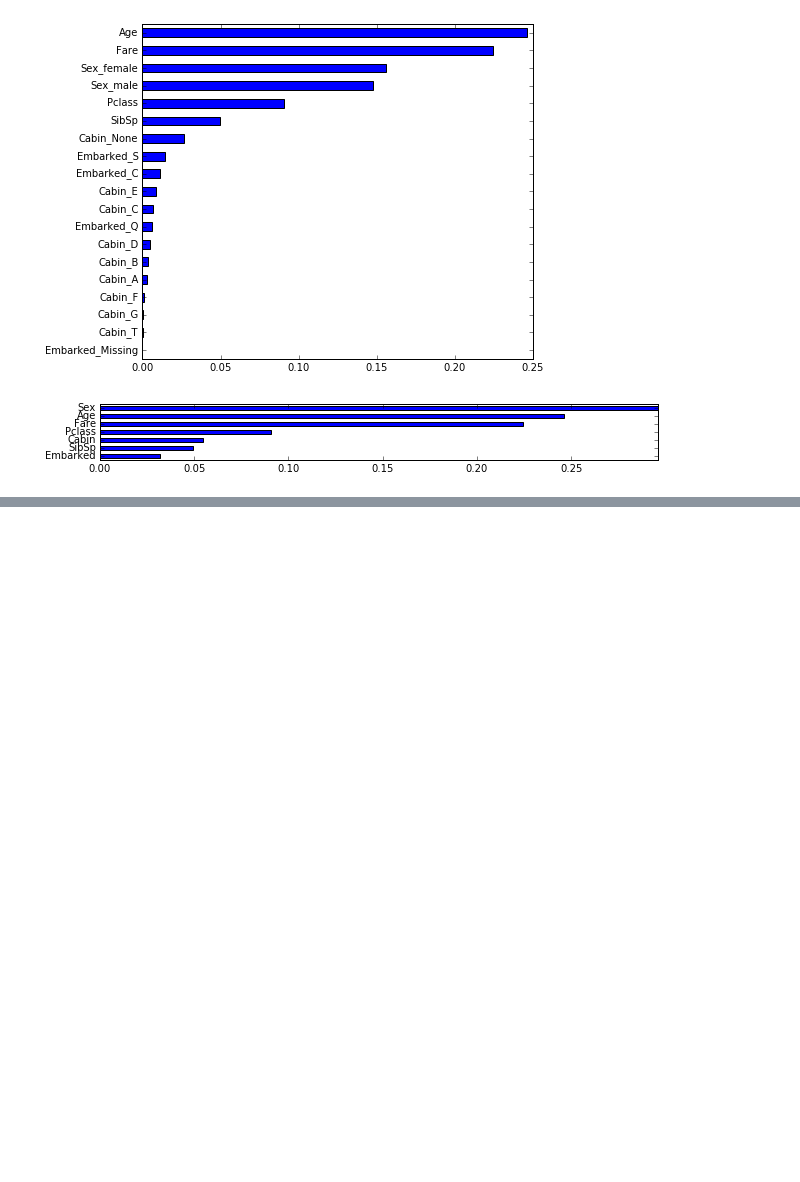
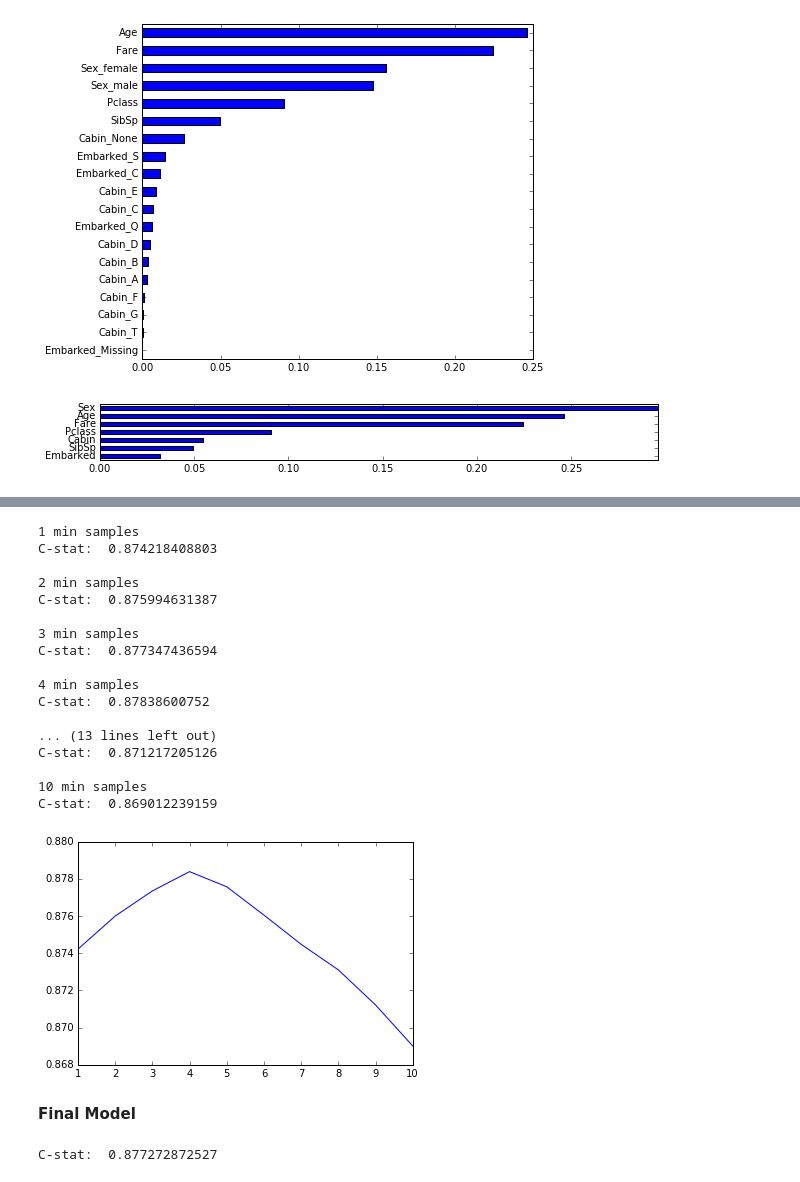
Before and after one commit to koushaly22/Surviving-the-Titanic-and-Random-Forest-Classifiers, a Jupyter notebook: Surviving the Titanic and Random Forest Classifiers.ipynb, the cells around one changed output, grey strips where cells are left out. Saved outputs shown, nothing was run; the diff lists cells and outputs as text; code cells hidden in the pictures; blank space fills up the shorter version.

```diff
--- a/Surviving the Titanic and Random Forest Classifiers.ipynb
+++ b/Surviving the Titanic and Random Forest Classifiers.ipynb
@@ -241,0 +289,52 @@ graph_feature_importances(model, X.columns, summarized_columns=categorical_varia
+# %%
+results = []
+min_samples_leaf_options = [1, 2, 3, 4, 5, 6, 7, 8, 9, 10]
+
+for min_samples in min_samples_leaf_options:
+    model = RandomForestRegressor(n_estimators=2000,
+                                  oob_score=True,
+                                  n_jobs=-1,
+                                  random_state=42,
+                                  max_features="auto",
+                                  min_samples_leaf=min_samples)
+    model.fit(X, y)
+    print min_samples, "min samples"
+    roc = roc_auc_score(y, model.oob_prediction_)
+    print "C-stat: ", roc
+    results.append(roc)
+    print ""
+
+pd.Series(results, min_samples_leaf_options).plot();
+# %% [output]
+1 min samples
+C-stat:  0.874218408803
+
+2 min samples
+C-stat:  0.875994631387
+
+3 min samples
+C-stat:  0.877347436594
+
+4 min samples
+C-stat:  0.87838600752
+
+... (13 lines left out)
+C-stat:  0.871217205126
+
+10 min samples
+C-stat:  0.869012239159
+[figure, added]
+# %% [markdown]
+<b>Final Model
+# %%
+model = RandomForestRegressor(n_estimators=1141,
+                              oob_score=True,
+                              n_jobs=-1,
+                              random_state=42,
+                              max_features=0.2,
+                              min_samples_leaf=2)
+model.fit(X, y)
+roc = roc_auc_score(y, model.oob_prediction_)
+print "C-stat: ", roc
+# %% [output]
+C-stat:  0.877272872527
```
Also changed, not shown: parts of 4 cells of this notebook.
